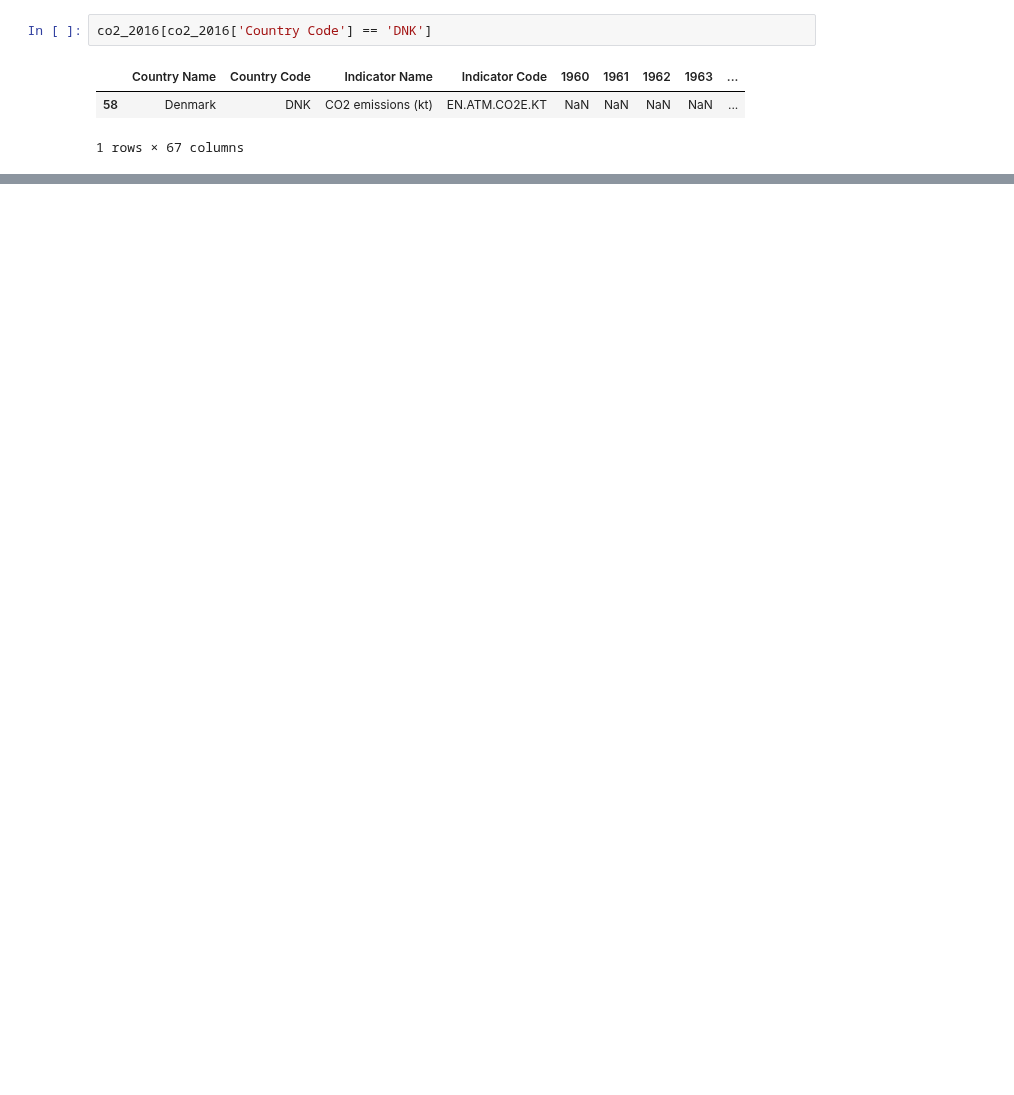
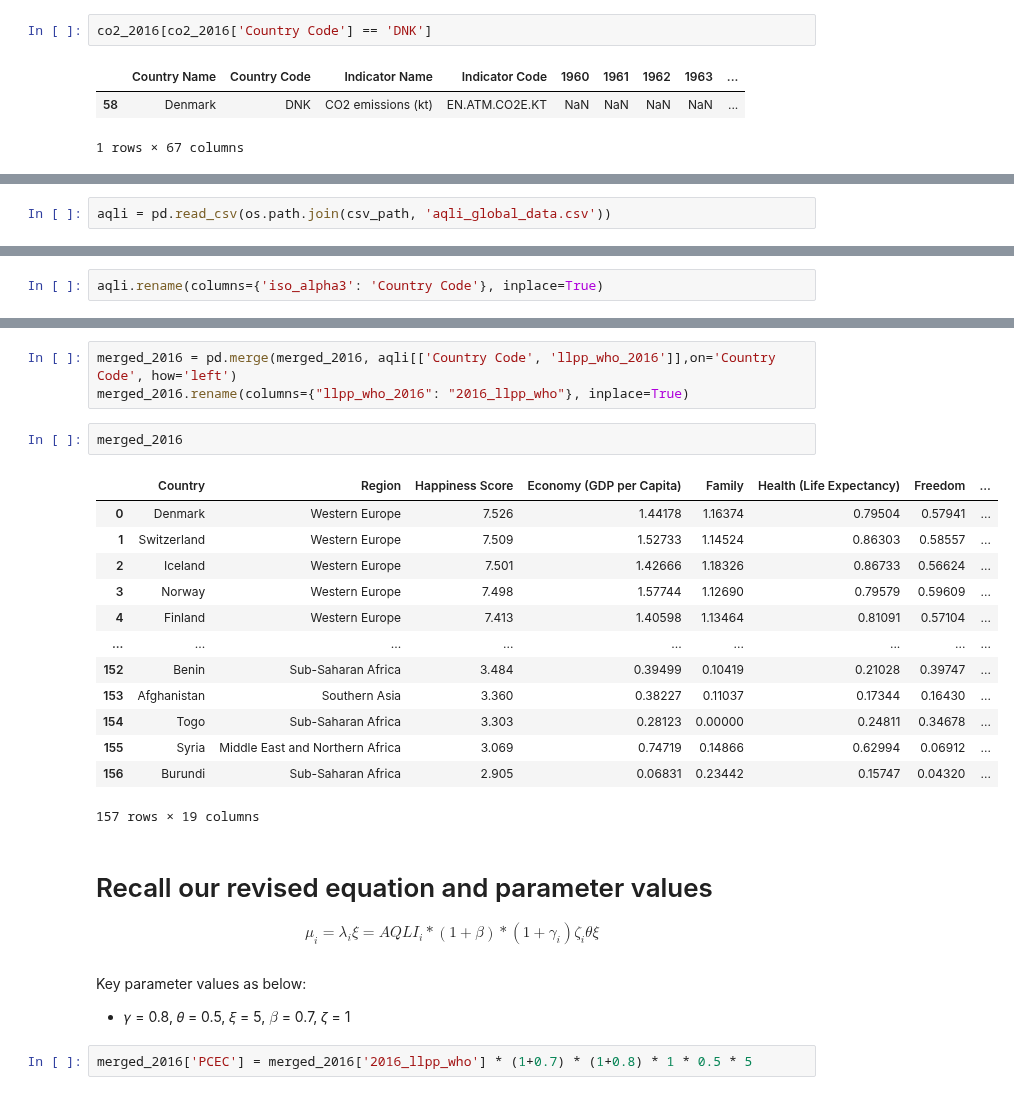
Before and after one commit to erniesg/erhni, a Jupyter notebook: erhni_2016.ipynb, the cells around one changed output, grey strips where cells are left out. Saved outputs shown, nothing was run; the diff lists cells and outputs as text; blank space fills up the shorter version.

```diff
--- a/erhni_2016.ipynb
+++ b/erhni_2016.ipynb
@@ -321,0 +390,2 @@ co2_2016[co2_2016['Country Code'] == 'DNK']
+# %%
+aqli = pd.read_csv(os.path.join(csv_path, 'aqli_global_data.csv'))
@@ -321,0 +400,2 @@ co2_2016[co2_2016['Country Code'] == 'DNK']
+# %%
+aqli.rename(columns={'iso_alpha3': 'Country Code'}, inplace=True)
@@ -321,0 +412,30 @@ co2_2016[co2_2016['Country Code'] == 'DNK']
+# %%
+merged_2016 = pd.merge(merged_2016, aqli[['Country Code', 'llpp_who_2016']],on='Country Code', how='left')
+merged_2016.rename(columns={"llpp_who_2016": "2016_llpp_who"}, inplace=True)
+# %%
+merged_2016
+# %% [output]
+|  | Country | Region | Happiness Score | Economy (GDP per Capita) | Family | Health (Life Expectancy) | Freedom | ... |
+| 0 | Denmark | Western Europe | 7.526 | 1.44178 | 1.16374 | 0.79504 | 0.57941 | ... |
+| 1 | Switzerland | Western Europe | 7.509 | 1.52733 | 1.14524 | 0.86303 | 0.58557 | ... |
+| 2 | Iceland | Western Europe | 7.501 | 1.42666 | 1.18326 | 0.86733 | 0.56624 | ... |
+| 3 | Norway | Western Europe | 7.498 | 1.57744 | 1.12690 | 0.79579 | 0.59609 | ... |
+| 4 | Finland | Western Europe | 7.413 | 1.40598 | 1.13464 | 0.81091 | 0.57104 | ... |
+| ... | ... | ... | ... | ... | ... | ... | ... | ... |
+| 152 | Benin | Sub-Saharan Africa | 3.484 | 0.39499 | 0.10419 | 0.21028 | 0.39747 | ... |
+| 153 | Afghanistan | Southern Asia | 3.360 | 0.38227 | 0.11037 | 0.17344 | 0.16430 | ... |
+| 154 | Togo | Sub-Saharan Africa | 3.303 | 0.28123 | 0.00000 | 0.24811 | 0.34678 | ... |
+| 155 | Syria | Middle East and Northern Africa | 3.069 | 0.74719 | 0.14866 | 0.62994 | 0.06912 | ... |
+| 156 | Burundi | Sub-Saharan Africa | 2.905 | 0.06831 | 0.23442 | 0.15747 | 0.04320 | ... |
+157 rows × 19 columns
+# %% [markdown]
+# Recall our revised equation and parameter values
+$$
+\mu_{i} = \lambda_{i} \xi = {AQLI_{i}} * (1+\beta) * (1+\gamma_{i})\zeta_{i} \theta\xi
+$$
+# %% [markdown]
+Key parameter values as below:
+
+* 𝛾 = 0.8, 𝜃 = 0.5, 𝜉 = 5, $\beta$ = 0.7, 𝜁 = 1
+# %%
+merged_2016['PCEC'] = merged_2016['2016_llpp_who'] * (1+0.7) * (1+0.8) * 1 * 0.5 * 5
```
Also changed, not shown: parts of 24 cells of this notebook, 8 other files.
